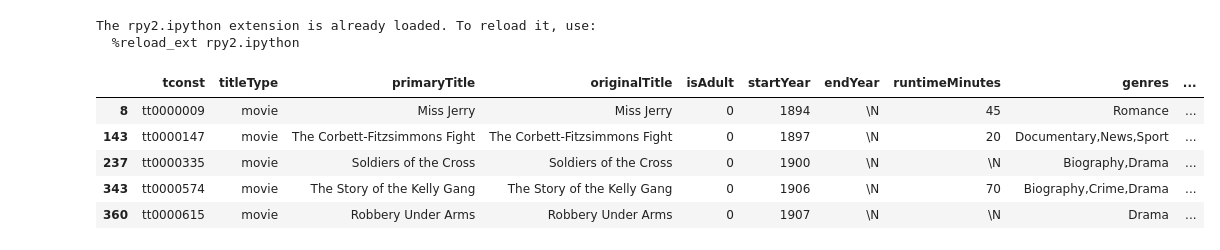
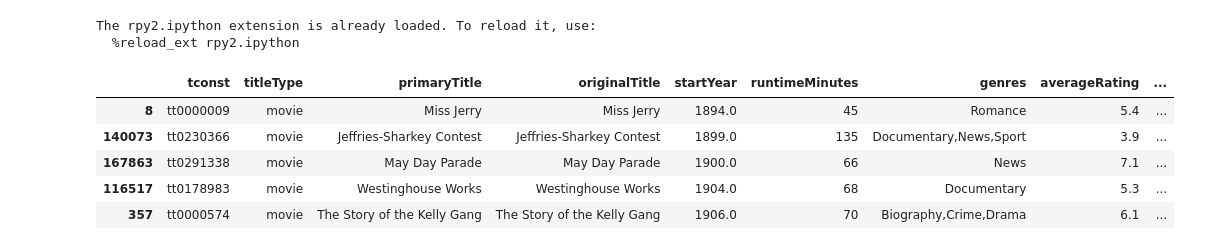
Before and after one commit to cogerk/moviechron, a Jupyter notebook: LoadData.ipynb, the cells around one changed output. Cells and saved outputs as stored; diff of their text form; code cells hidden in the pictures.

```diff
--- a/LoadData.ipynb
+++ b/LoadData.ipynb
@@ -10,6 +13,6 @@ The rpy2.ipython extension is already loaded. To reload it, use:
   %reload_ext rpy2.ipython
 # %%
 # Combine data from imdb
-info_df = pd.read_csv('data/title.basics.tsv', sep='\t')
-ratings_df = pd.read_csv('data/title.ratings.tsv', sep='\t')
-all_df = info_df.merge(ratings_df, on='tconst')
+info_df = pd.read_csv('data/title.basics.tsv', sep='\t', na_values='\\N')
+# %%
+ratings_df = pd.read_csv('data/title.ratings.tsv', sep='\t', na_values='\\N')
@@ -16,14 +21,17 @@ all_df = info_df.merge(ratings_df, on='tconst')
 # %%
 # Select our films for the game
-movie_df = all_df[all_df['titleType'] == 'movie'] # Movies only
-clean_movie_df = movie_df[movie_df['isAdult'] == 0] # No porn
-clean_movie_df= clean_movie_df[clean_movie_df['startYear'] != r'\N'] # Has a release year
-clean_movie_df['startYear'] = pd.to_numeric(clean_movie_df['startYear']) # release year as int
-clean_movie_df.head(5)
+clean_df = all_df[all_df['titleType'] == 'movie'] # Movies only
+clean_df = clean_df[clean_df['isAdult'] == 0] # No porn
+clean_df = clean_df.drop(['endYear', 'isAdult'], axis=1) #Drop unused columns
+clean_df.dropna(subset=list(set(clean_df.columns) - set(['genres'])),
+                inplace=True) # Has a release year
+clean_df = clean_df[pd.to_numeric(clean_df['runtimeMinutes'])>39] # Feature length = 40 mins
+clean_df.sort_values(by='startYear', inplace=True)
+clean_df.head()
 # %% [output]
-|  | tconst | titleType | primaryTitle | originalTitle | isAdult | startYear | endYear | runtimeMinutes | genres | ... |
-| 8 | tt0000009 | movie | Miss Jerry | Miss Jerry | 0 | 1894 | \N | 45 | Romance | ... |
-| 143 | tt0000147 | movie | The Corbett-Fitzsimmons Fight | The Corbett-Fitzsimmons Fight | 0 | 1897 | \N | 20 | Documentary,News,Sport | ... |
-| 237 | tt0000335 | movie | Soldiers of the Cross | Soldiers of the Cross | 0 | 1900 | \N | \N | Biography,Drama | ... |
-| 343 | tt0000574 | movie | The Story of the Kelly Gang | The Story of the Kelly Gang | 0 | 1906 | \N | 70 | Biography,Crime,Drama | ... |
-| 360 | tt0000615 | movie | Robbery Under Arms | Robbery Under Arms | 0 | 1907 | \N | \N | Drama | ... |
+|  | tconst | titleType | primaryTitle | originalTitle | startYear | runtimeMinutes | genres | averageRating | ... |
+| 8 | tt0000009 | movie | Miss Jerry | Miss Jerry | 1894.0 | 45 | Romance | 5.4 | ... |
+| 140073 | tt0230366 | movie | Jeffries-Sharkey Contest | Jeffries-Sharkey Contest | 1899.0 | 135 | Documentary,News,Sport | 3.9 | ... |
+| 167863 | tt0291338 | movie | May Day Parade | May Day Parade | 1900.0 | 66 | News | 7.1 | ... |
+| 116517 | tt0178983 | movie | Westinghouse Works | Westinghouse Works | 1904.0 | 68 | Documentary | 5.3 | ... |
+| 357 | tt0000574 | movie | The Story of the Kelly Gang | The Story of the Kelly Gang | 1906.0 | 70 | Biography,Crime,Drama | 6.1 | ... |
```
Also changed, not shown: parts of 12 cells of this notebook, 7 other files.
